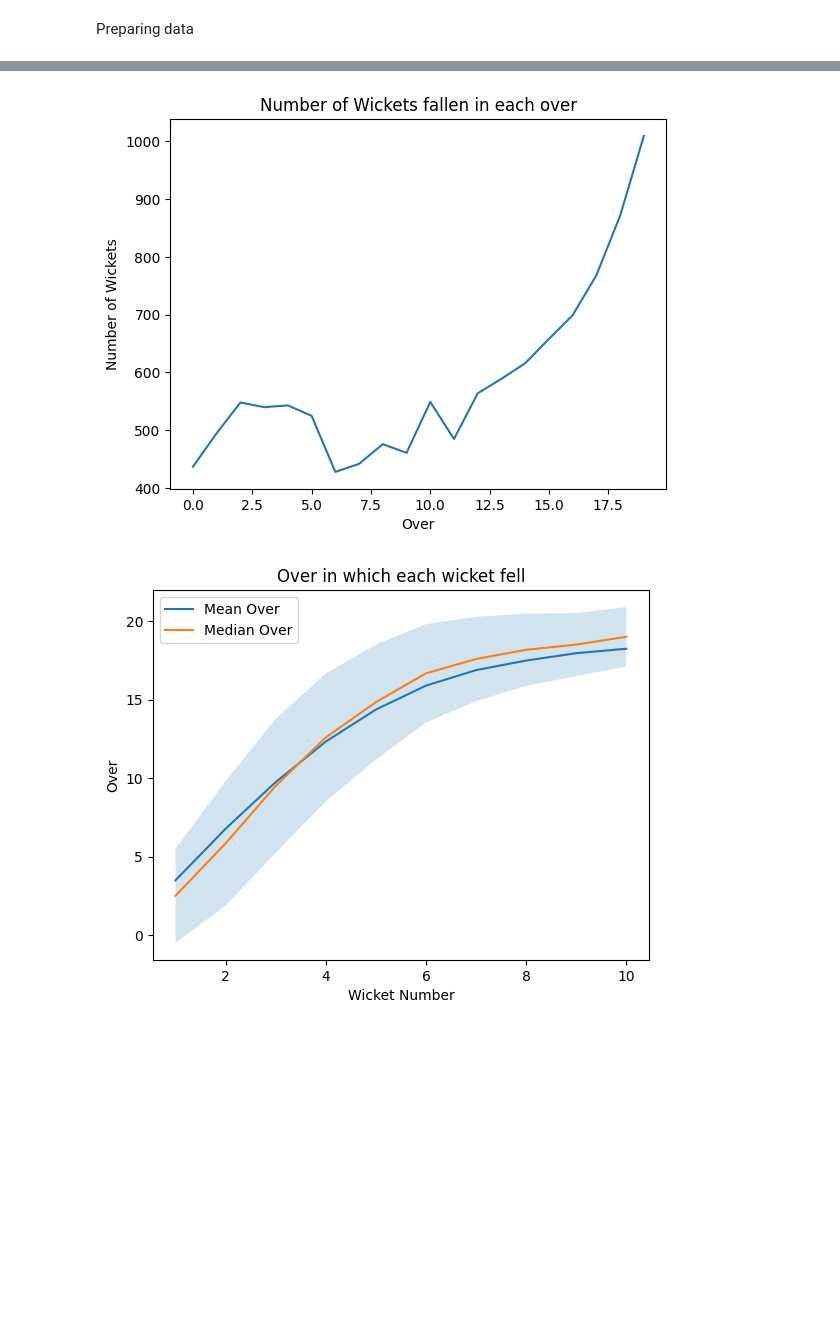
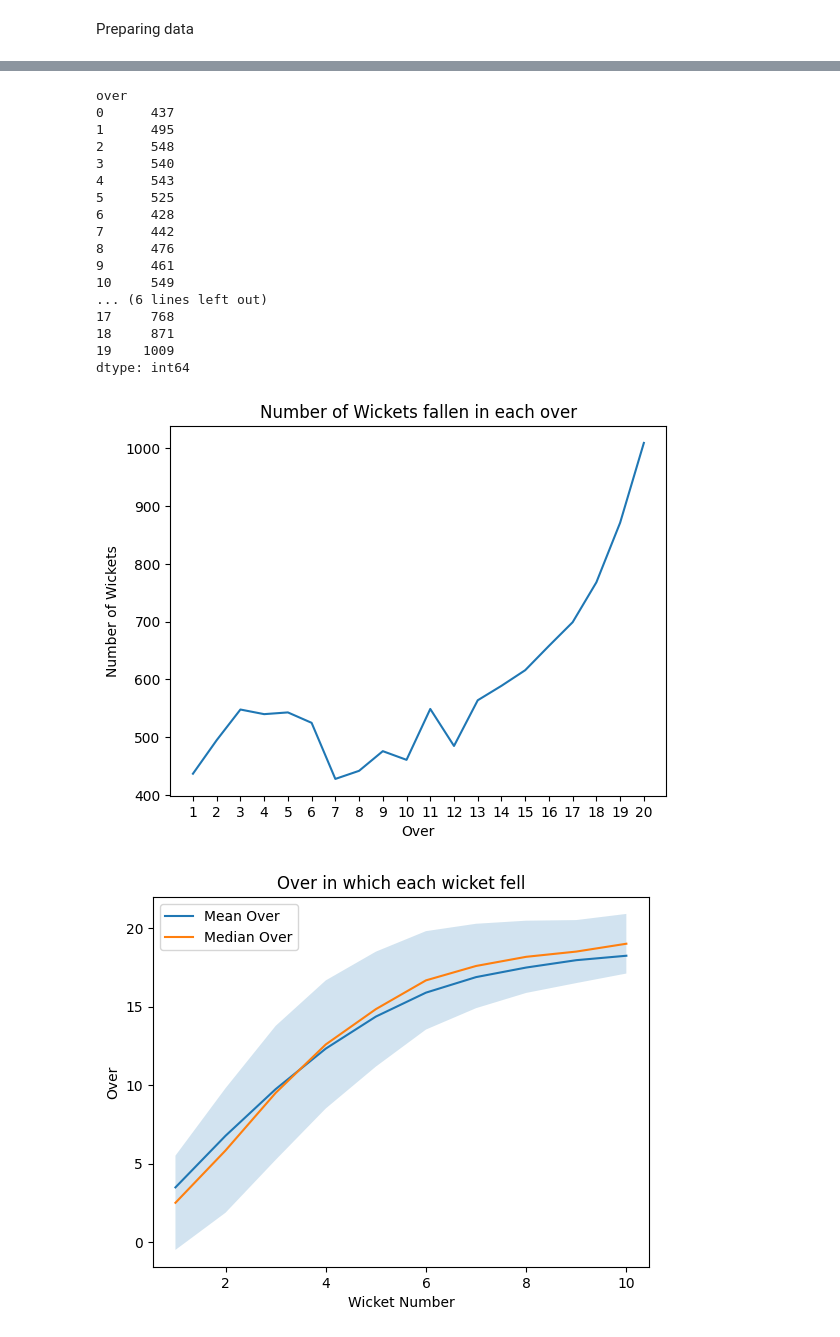
Before and after one commit to 19Kaumini/e19-co544-cricket-analytics-and-prediction, a Jupyter notebook: EDA/WicketsFalling.ipynb, the cells around one changed output, grey strips where cells are left out. Saved outputs shown, nothing was run; the diff lists cells and outputs as text; code cells hidden in the pictures; blank space fills up the shorter version.

```diff
--- a/EDA/WicketsFalling.ipynb
+++ b/EDA/WicketsFalling.ipynb
@@ -75,21 +75,42 @@ wickets_data.head(20)
 # %%
 # # group by match_id and innnings. and count the number of total innings
 # total_innings = wickets_data.groupby(['match_id', 'innings']).first().reset_index().index.size
 
 # Count the number of wickets fallen in each over
 # group by over, extract the number of overs and count the number of wickets fallen in each over
 
 over_wickets = wickets_data.groupby('over').size()
+print(over_wickets)
 
+# increment over number by 1
+over_wickets.index = over_wickets.index + 1
 
 # plot the number of wickets fallen in each over
 plt.plot(over_wickets)
 plt.xlabel('Over')
+plt.xticks(np.arange(1, 21, 1))
 plt.ylabel('Number of Wickets')
 plt.title('Number of Wickets fallen in each over')
 plt.show()
 # %% [output]
+over
+0      437
+1      495
+2      548
+3      540
+4      543
+5      525
+6      428
+7      442
+8      476
+9      461
+10     549
+... (6 lines left out)
+17     768
+18     871
+19    1009
+dtype: int64
-[figure, old version]
+[figure, new version]
 # %%
 # Finding the median value of over in which each wicket fell
 # add a ball number
```
Also changed, not shown: 3 other files.
